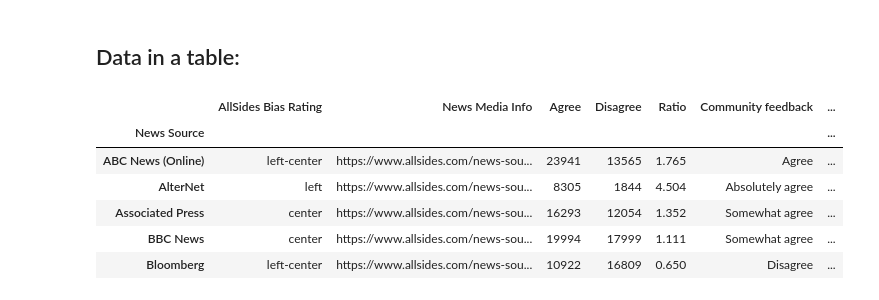
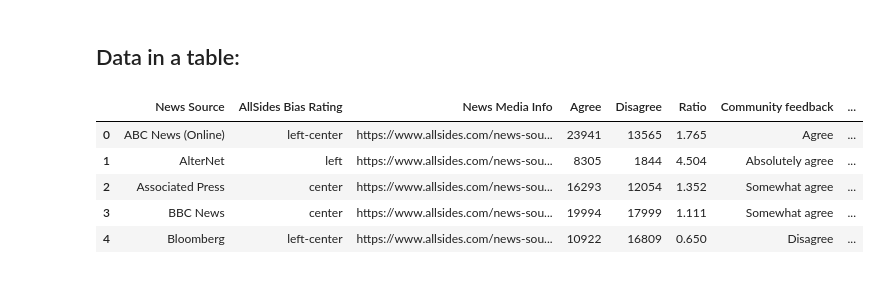
Before and after one commit to RamonAsuncion/allsides-web-scraper, a Jupyter notebook: Graphs.ipynb, the cells around one changed output. Saved outputs shown, nothing was run; the diff lists cells and outputs as text; code cells hidden in the pictures.

```diff
--- a/Graphs.ipynb
+++ b/Graphs.ipynb
@@ -9,14 +10,13 @@ import json
 # %% [markdown]
 ## Data in a table:
 # %%
-df = pd.read_json(open('allside.json', 'r'))
-df.set_index('News Source', inplace=True)
+df = pd.read_json(open('all-sides.json', 'r'))
+df.set_index('News Source')
 df.head()
 # %% [output]
-|  | AllSides Bias Rating | News Media Info | Agree | Disagree | Ratio | Community feedback | ... |
-| News Source |  |  |  |  |  |  | ... |
-| ABC News (Online) | left-center | https://www.allsides.com/news-sou... | 23941 | 13565 | 1.765 | Agree | ... |
-| AlterNet | left | https://www.allsides.com/news-sou... | 8305 | 1844 | 4.504 | Absolutely agree | ... |
-| Associated Press | center | https://www.allsides.com/news-sou... | 16293 | 12054 | 1.352 | Somewhat agree | ... |
-| BBC News | center | https://www.allsides.com/news-sou... | 19994 | 17999 | 1.111 | Somewhat agree | ... |
-| Bloomberg | left-center | https://www.allsides.com/news-sou... | 10922 | 16809 | 0.650 | Disagree | ... |
+|  | News Source | AllSides Bias Rating | News Media Info | Agree | Disagree | Ratio | Community feedback | ... |
+| 0 | ABC News (Online) | left-center | https://www.allsides.com/news-sou... | 23941 | 13565 | 1.765 | Agree | ... |
+| 1 | AlterNet | left | https://www.allsides.com/news-sou... | 8305 | 1844 | 4.504 | Absolutely agree | ... |
+| 2 | Associated Press | center | https://www.allsides.com/news-sou... | 16293 | 12054 | 1.352 | Somewhat agree | ... |
+| 3 | BBC News | center | https://www.allsides.com/news-sou... | 19994 | 17999 | 1.111 | Somewhat agree | ... |
+| 4 | Bloomberg | left-center | https://www.allsides.com/news-sou... | 10922 | 16809 | 0.650 | Disagree | ... |
```
Also changed, not shown: parts of 5 cells of this notebook.
